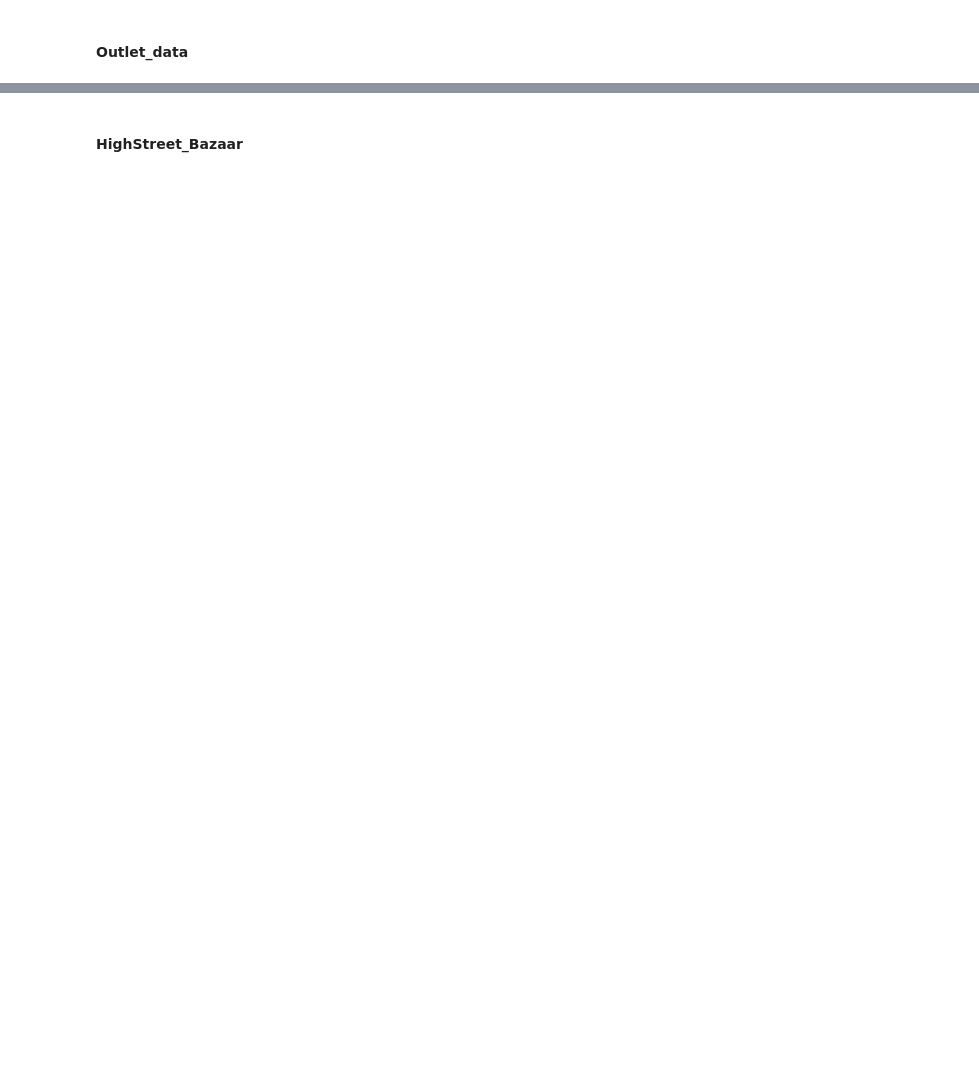
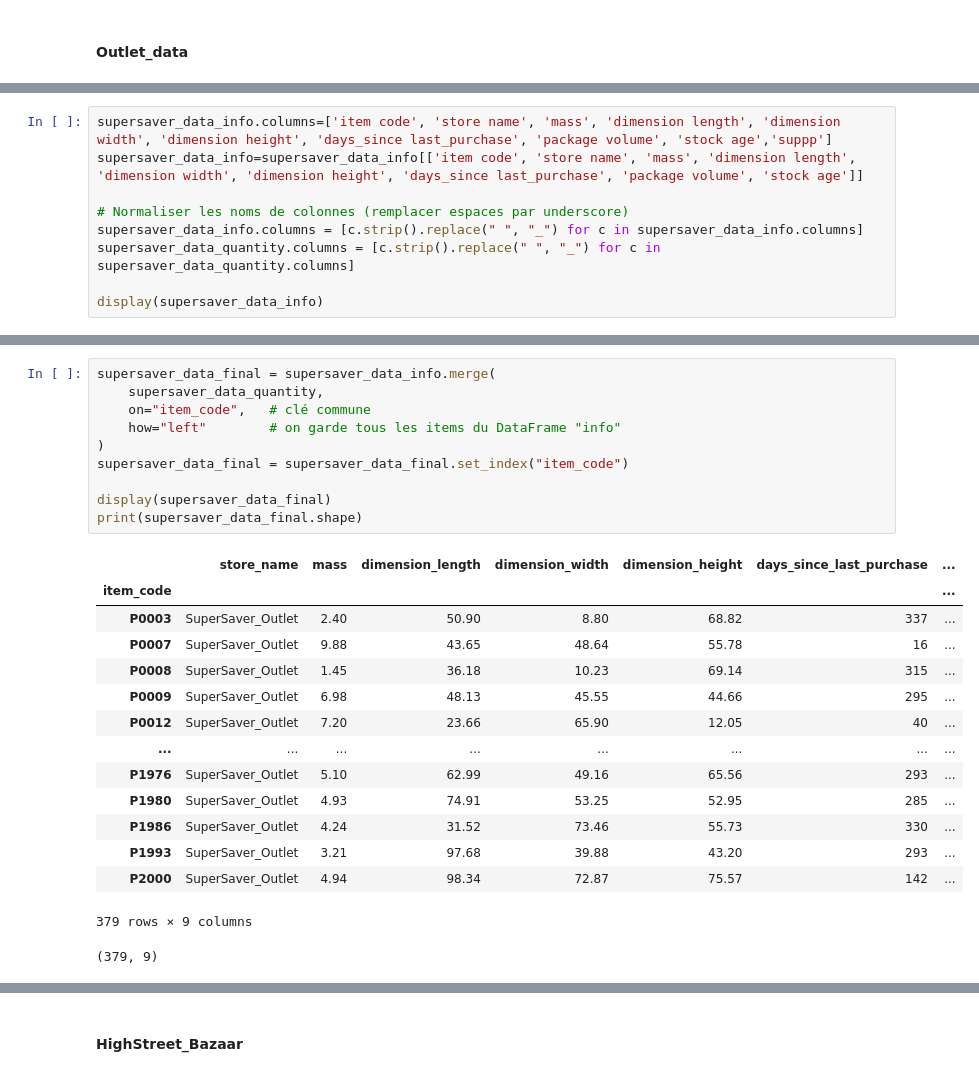
Before and after one commit to racousin/data_science_practice_2025, a Jupyter notebook: ErwanR123/module4/module4_exercise1.ipynb, the cells around one changed output, grey strips where cells are left out. Saved outputs shown, nothing was run; the diff lists cells and outputs as text; blank space fills up the shorter version.

```diff
--- a/ErwanR123/module4/module4_exercise1.ipynb
+++ b/ErwanR123/module4/module4_exercise1.ipynb
@@ -185,0 +228,9 @@ P1518            263            150
+# %%
+supersaver_data_info.columns=['item code', 'store name', 'mass', 'dimension length', 'dimension width', 'dimension height', 'days_since last_purchase', 'package volume', 'stock age','suppp']
+supersaver_data_info=supersaver_data_info[['item code', 'store name', 'mass', 'dimension length', 'dimension width', 'dimension height', 'days_since last_purchase', 'package volume', 'stock age']]
+
+# Normaliser les noms de colonnes (remplacer espaces par underscore)
+supersaver_data_info.columns = [c.strip().replace(" ", "_") for c in supersaver_data_info.columns]
+supersaver_data_quantity.columns = [c.strip().replace(" ", "_") for c in supersaver_data_quantity.columns]
+
+display(supersaver_data_info)
@@ -185,0 +267,26 @@ P1518            263            150
+# %%
+supersaver_data_final = supersaver_data_info.merge(
+    supersaver_data_quantity,
+    on="item_code",   # clé commune
+    how="left"        # on garde tous les items du DataFrame "info"
+)
+supersaver_data_final = supersaver_data_final.set_index("item_code")
+
+display(supersaver_data_final)
+print(supersaver_data_final.shape)
+# %% [output]
+|  | store_name | mass | dimension_length | dimension_width | dimension_height | days_since_last_purchase | ... |
+| item_code |  |  |  |  |  |  | ... |
+| P0003 | SuperSaver_Outlet | 2.40 | 50.90 | 8.80 | 68.82 | 337 | ... |
+| P0007 | SuperSaver_Outlet | 9.88 | 43.65 | 48.64 | 55.78 | 16 | ... |
+| P0008 | SuperSaver_Outlet | 1.45 | 36.18 | 10.23 | 69.14 | 315 | ... |
+| P0009 | SuperSaver_Outlet | 6.98 | 48.13 | 45.55 | 44.66 | 295 | ... |
+| P0012 | SuperSaver_Outlet | 7.20 | 23.66 | 65.90 | 12.05 | 40 | ... |
+| ... | ... | ... | ... | ... | ... | ... | ... |
+| P1976 | SuperSaver_Outlet | 5.10 | 62.99 | 49.16 | 65.56 | 293 | ... |
+| P1980 | SuperSaver_Outlet | 4.93 | 74.91 | 53.25 | 52.95 | 285 | ... |
+| P1986 | SuperSaver_Outlet | 4.24 | 31.52 | 73.46 | 55.73 | 330 | ... |
+| P1993 | SuperSaver_Outlet | 3.21 | 97.68 | 39.88 | 43.20 | 293 | ... |
+| P2000 | SuperSaver_Outlet | 4.94 | 98.34 | 72.87 | 75.57 | 142 | ... |
+379 rows × 9 columns
+(379, 9)
```
Also changed, not shown: parts of 37 cells of this notebook.
